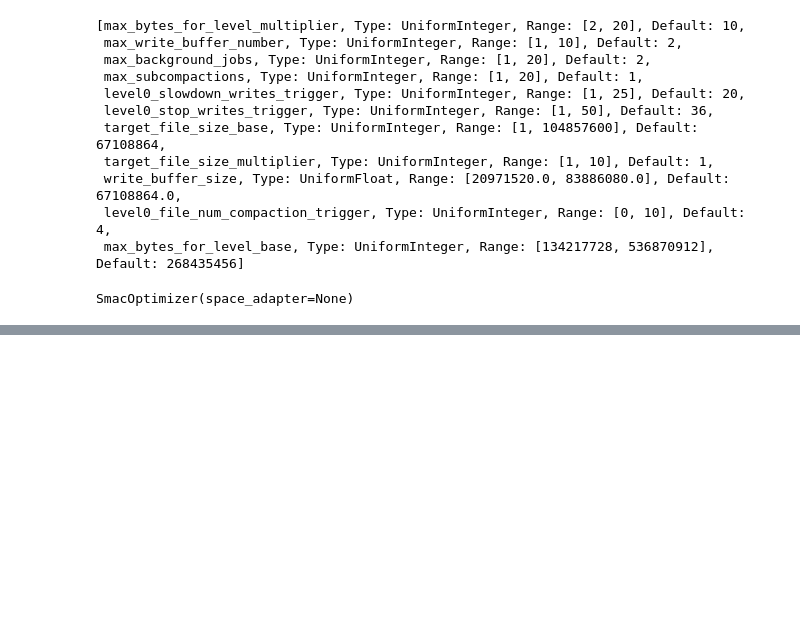
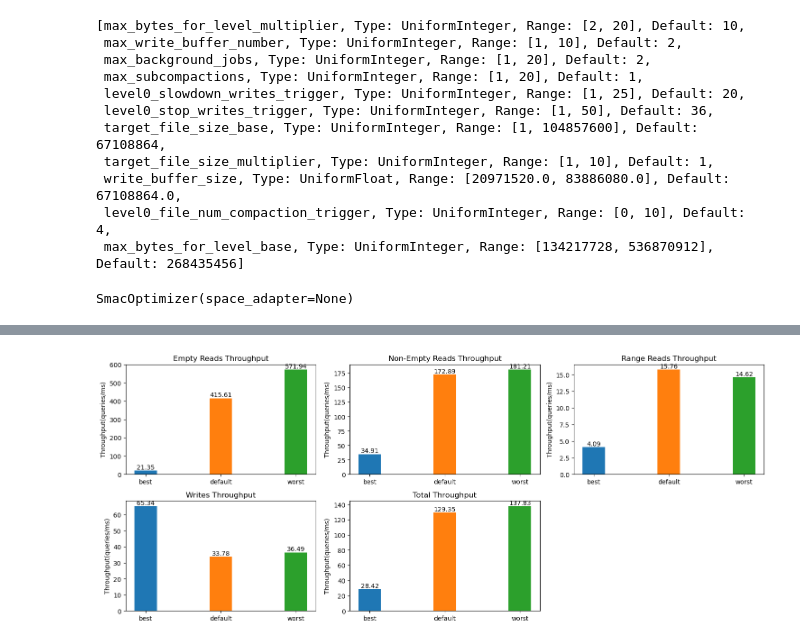
Before and after one commit to BU-DiSC/Onix, a Jupyter notebook: src/tuning/mlos_BO.ipynb, the cells around one changed output, grey strips where cells are left out. Saved outputs shown, nothing was run; the diff lists cells and outputs as text; code cells hidden in the pictures; blank space fills up the shorter version.

```diff
--- a/src/tuning/mlos_BO.ipynb
+++ b/src/tuning/mlos_BO.ipynb
@@ -656,24 +599,28 @@ configs_reported_epochs
 # %%
 def plot_final_hist_evaluation_phase_graph():
     csvs=[("../../build/performance/performance_metrics_best_eval_phase.csv","best"),
       ("../../build/performance/performance_metrics_default_eval_phase.csv","default"),
      ("../../build/performance/performance_metrics_worst_eval_phase.csv","worst")]
-    plt.figure(figsize=(12, 12))
+    plt.figure(figsize=(15, 9))
 
     types = ['Empty Reads', 'Non-Empty Reads', 'Range Reads', 'Writes', 'Total']
 
     for i, throughput_type in enumerate(types):
         plt.subplot(3, 3, i+1)
         for data_url, name in csvs:
             df = pd.read_csv(data_url, header=None)
             df = df.replace([np.inf, -np.inf], 0)
             df=df.iloc[configs_reported_epochs[name]+5:configs_reported_epochs[name]+1005, 9+i].mean()
-            plt.bar(name, df,width=0.2)
+            plt.bar(name, df,width=0.3)
             plt.text(name, df, f'{df:.2f}', ha='center', va='bottom')
 
         plt.ylabel('Throughput(queries/ms)')
         plt.title(f'{throughput_type} Throughput')
 
+
     plt.tight_layout()
     plt.savefig("../../build/performance/cumulative_throughput_eval_phase.pdf")
     plt.show()
+plot_final_hist_evaluation_phase_graph()
+# %% [output]
+[figure, added]
```
Also changed, not shown: parts of 14 cells of this notebook, 2 other files.
